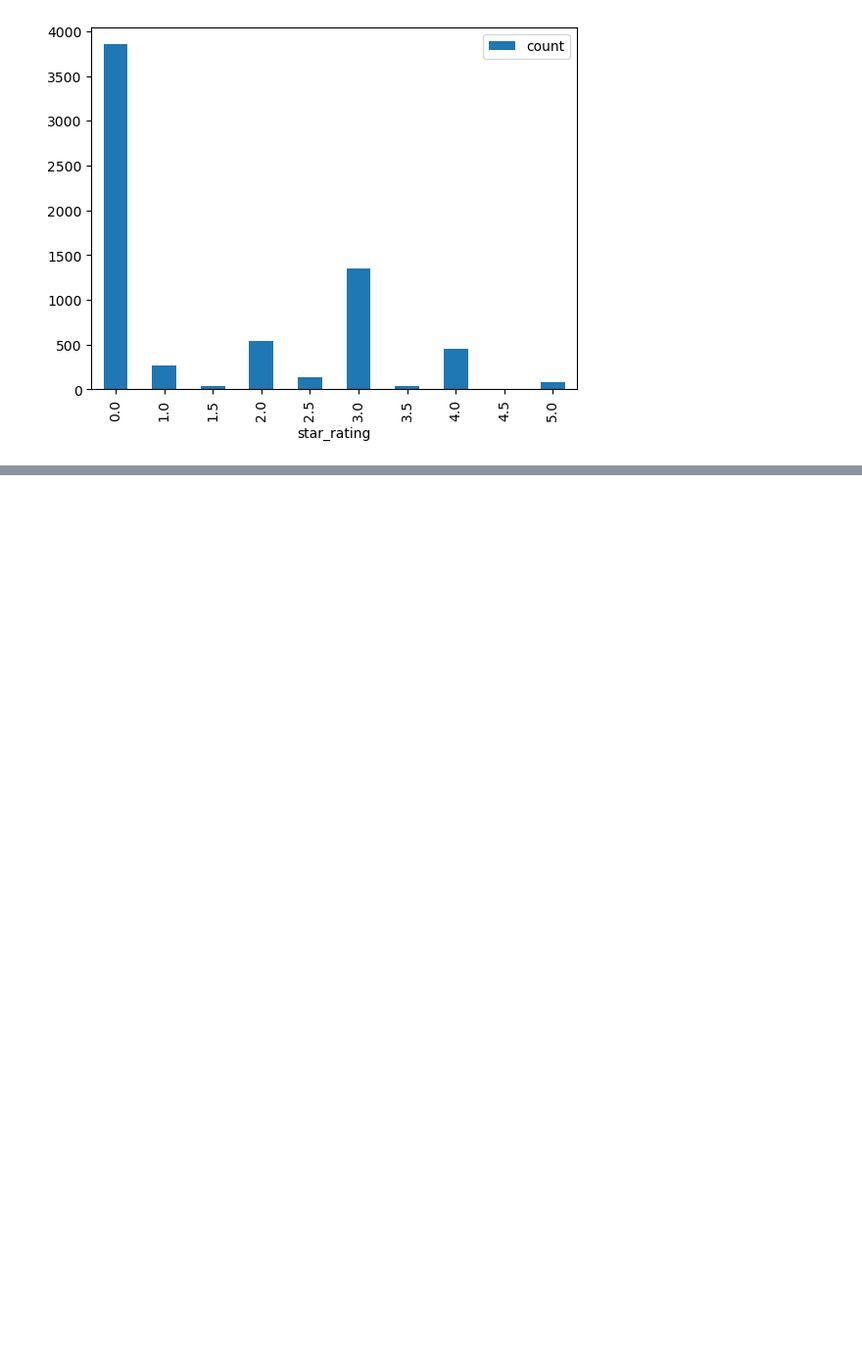
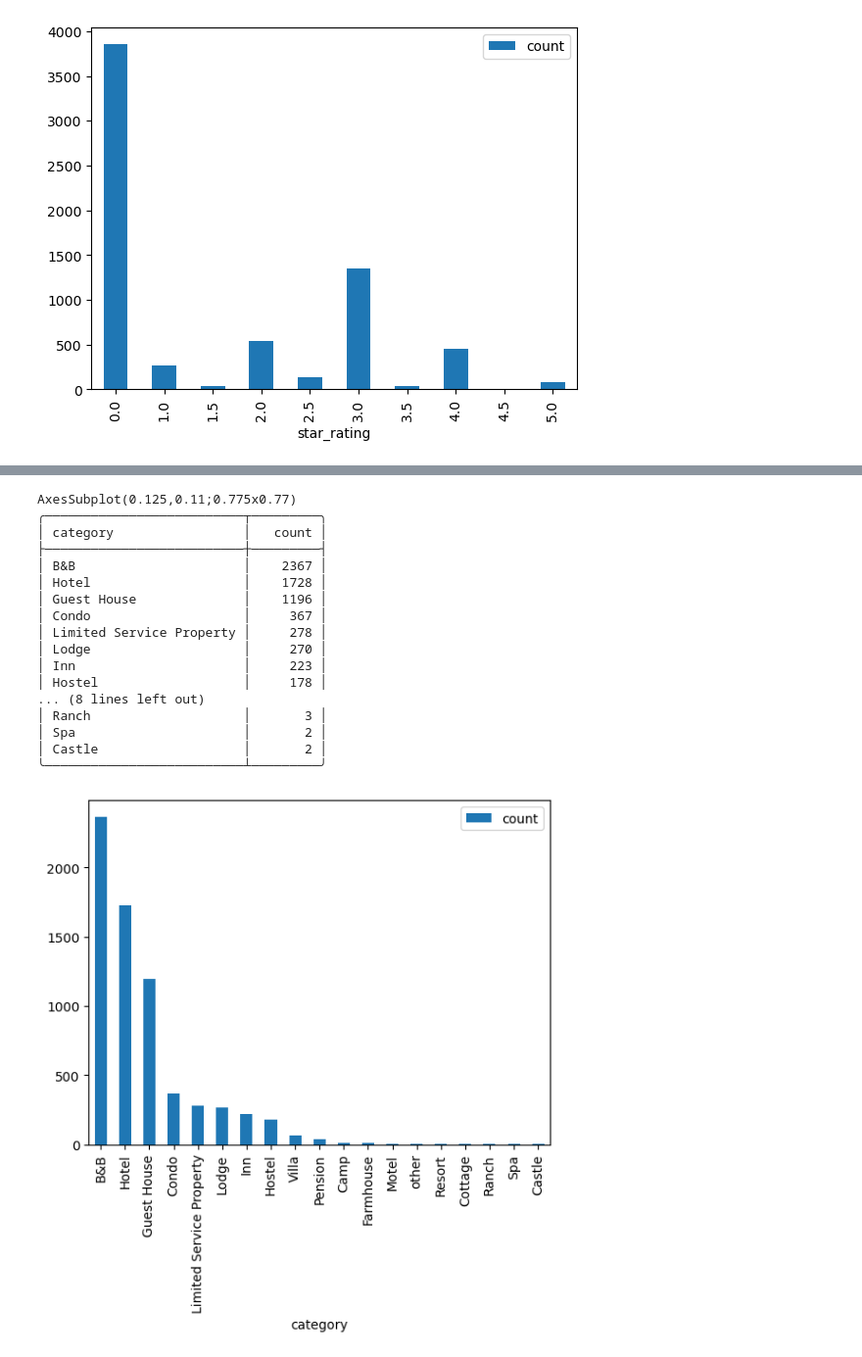
Before and after one commit to rbtroselli/hotel-city-classifier, a Jupyter notebook: analysis_eda.ipynb, the cells around one changed output, grey strips where cells are left out. Shown at 98% size. Cells and saved outputs as stored; diff of their text form; code cells hidden in the pictures; blank space fills up the shorter version.

```diff
--- a/analysis_eda.ipynb
+++ b/analysis_eda.ipynb
@@ -183,0 +242,63 @@ AxesSubplot(0.125,0.11;0.775x0.77)
+# %%
+query = """
+    select
+        case
+            when lower(category_rank) like '%guest house%' then 'Guest House'
+            when lower(category_rank) like '%b&b%' then 'B&B'
+            when lower(category_rank) like '%inn%' then 'Inn'
+            when lower(category_rank) like '%lodge%' then 'Lodge'
+            when lower(category_rank) like '%resort%' then 'Resort'
+            when lower(category_rank) like '%hostel%' then 'Hostel'
+            when lower(category_rank) like '%camp%' then 'Camp'
+            when lower(category_rank) like '%hotel%' then 'Hotel'
+            when lower(category_rank) like '%motel%' then 'Motel'
+            when lower(category_rank) like '%condo%' then 'Condo'
+            when lower(category_rank) like '%limited service propert%' then 'Limited Service Property'
+            when lower(category_rank) like '%pension%' then 'Pension'
+            when lower(category_rank) like '%villa%' then 'Villa'
+            when lower(category_rank) like '%spa%' then 'Spa'
+            when lower(category_rank) like '%farmhouse%' then 'Farmhouse'
+            when lower(category_rank) like '%cottage%' then 'Cottage'
+            when lower(category_rank) like '%ranch%' then 'Ranch'
+            when lower(category_rank) like '%castle%' then 'Castle'
+            else 'other'
+            end as category,
+        count(*) as count
+    from
+        hotel
+    group by
+        category
+    order by
+        count desc
+"""
+
+
+
+df = get_df(query)
+
+table = df.to_markdown(tablefmt='rounded_outline', index=False)
+plot = df.plot.bar(x='category', y='count')
+# plt.xticks(rotation=60, ha='right')
+
+
+print(plot)
+print(table)
+# %% [output]
+AxesSubplot(0.125,0.11;0.775x0.77)
+╭──────────────────────────┬─────────╮
+│ category                 │   count │
+├──────────────────────────┼─────────┤
+│ B&B                      │    2367 │
+│ Hotel                    │    1728 │
+│ Guest House              │    1196 │
+│ Condo                    │     367 │
+│ Limited Service Property │     278 │
+│ Lodge                    │     270 │
+│ Inn                      │     223 │
+│ Hostel                   │     178 │
+... (8 lines left out)
+│ Ranch                    │       3 │
+│ Spa                      │       2 │
+│ Castle                   │       2 │
+╰──────────────────────────┴─────────╯
+[figure, added]
```
Also changed, not shown: parts of 12 cells of this notebook.
